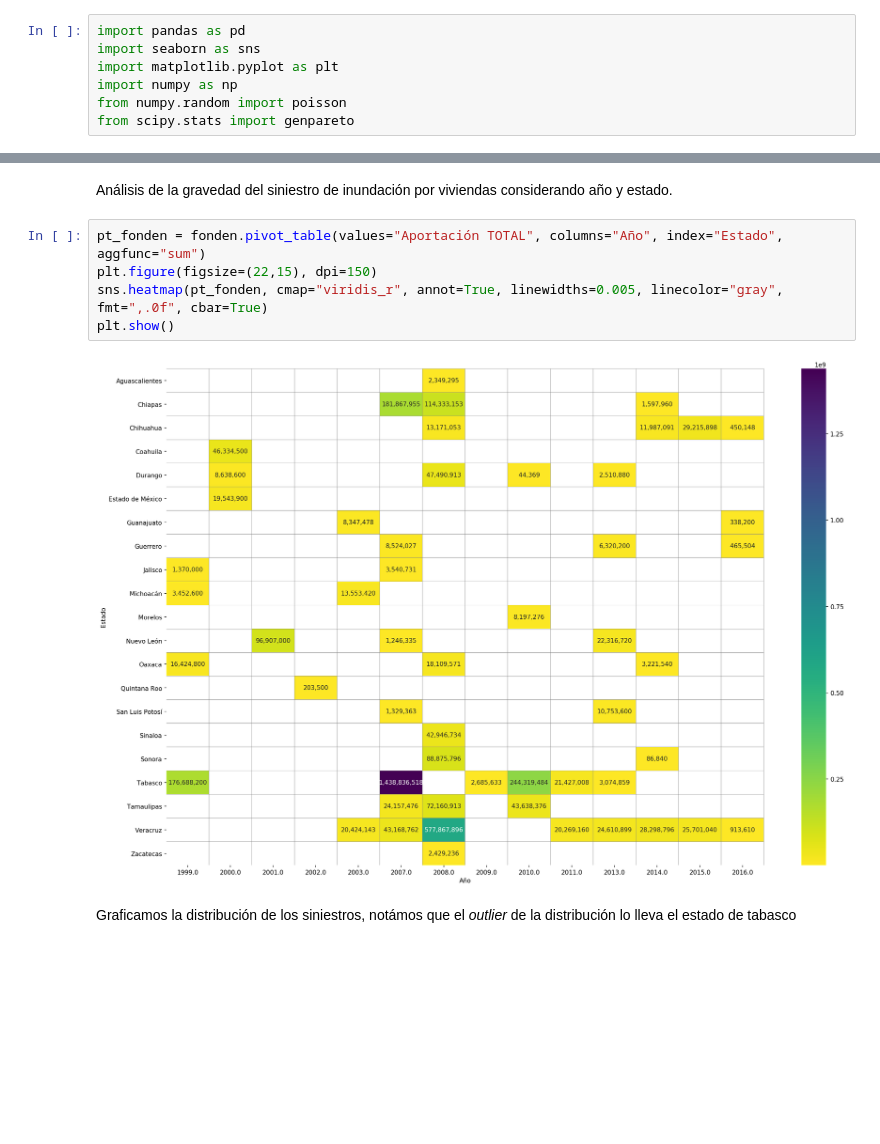
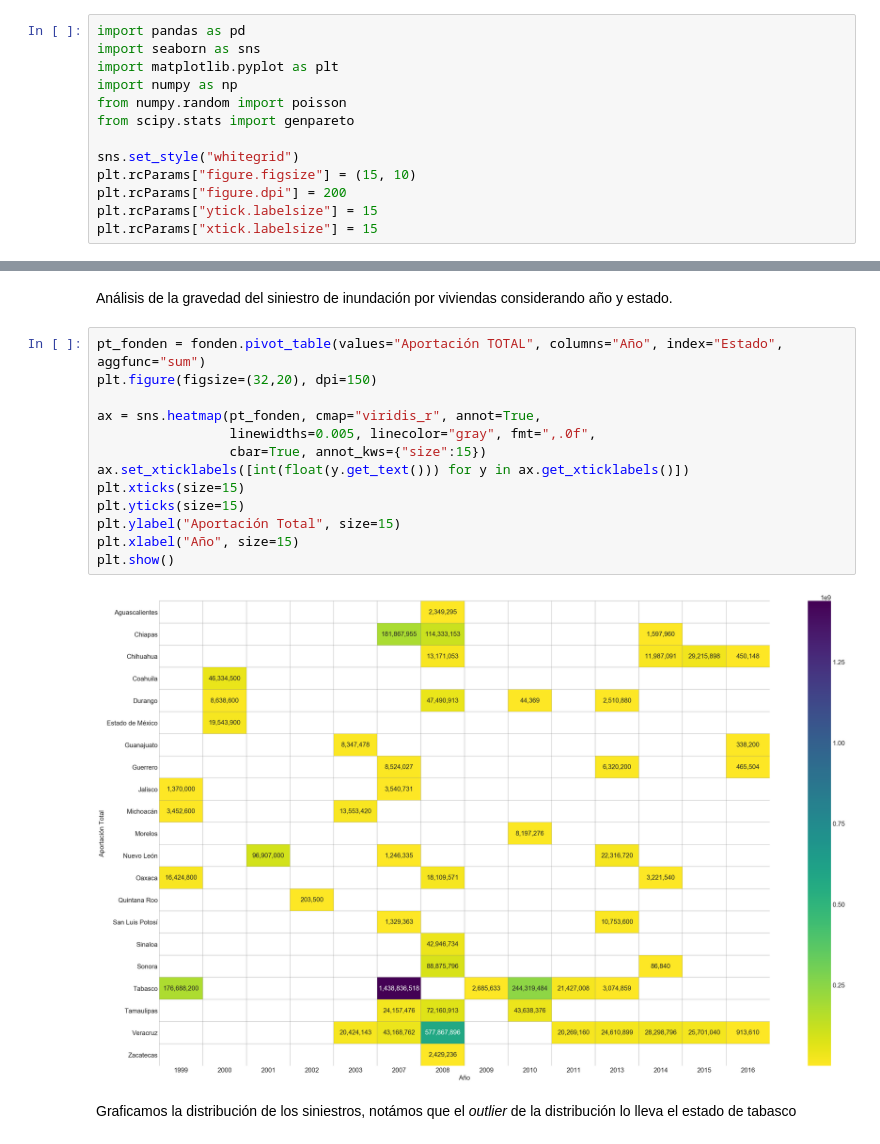
Before and after one commit to gerdm/machine_learning, a Jupyter notebook: analyses/Analysis_siniestros.ipynb, the cells around one changed output, grey strips where cells are left out. Saved outputs shown, nothing was run; the diff lists cells and outputs as text; blank space fills up the shorter version.

```diff
--- a/analyses/Analysis_siniestros.ipynb
+++ b/analyses/Analysis_siniestros.ipynb
@@ -5,6 +5,12 @@ import matplotlib.pyplot as plt
 import numpy as np
 from numpy.random import poisson
 from scipy.stats import genpareto
+
+sns.set_style("whitegrid")
+plt.rcParams["figure.figsize"] = (15, 10)
+plt.rcParams["figure.dpi"] = 200
+plt.rcParams["ytick.labelsize"] = 15
+plt.rcParams["xtick.labelsize"] = 15
 # %%
 fonden = pd.read_excel("data/FONDEN.xlsx")
 fonden.dropna(axis=0, subset=["Estado"], inplace=True)
@@ -13,11 +19,19 @@ fonden["Estado"] = fonden.Estado.apply(lambda est: est.rstrip())
 Análisis de la gravedad del siniestro de inundación por viviendas considerando año y estado.
 # %%
 pt_fonden = fonden.pivot_table(values="Aportación TOTAL", columns="Año", index="Estado", aggfunc="sum")
-plt.figure(figsize=(22,15), dpi=150)
-sns.heatmap(pt_fonden, cmap="viridis_r", annot=True, linewidths=0.005, linecolor="gray", fmt=",.0f", cbar=True)
+plt.figure(figsize=(32,20), dpi=150)
+
+ax = sns.heatmap(pt_fonden, cmap="viridis_r", annot=True,
+                 linewidths=0.005, linecolor="gray", fmt=",.0f",
+                 cbar=True, annot_kws={"size":15})
+ax.set_xticklabels([int(float(y.get_text())) for y in ax.get_xticklabels()])
+plt.xticks(size=15)
+plt.yticks(size=15)
+plt.ylabel("Aportación Total", size=15)
+plt.xlabel("Año", size=15)
 plt.show()
 # %% [output]
-[figure, old version]
+[figure, new version]
 # %% [markdown]
 Graficamos la distribución de los siniestros, notámos que el *outlier* de la distribución lo lleva el estado de tabasco
 # %%
```
Also changed, not shown: parts of 15 cells of this notebook, 1 other file.
